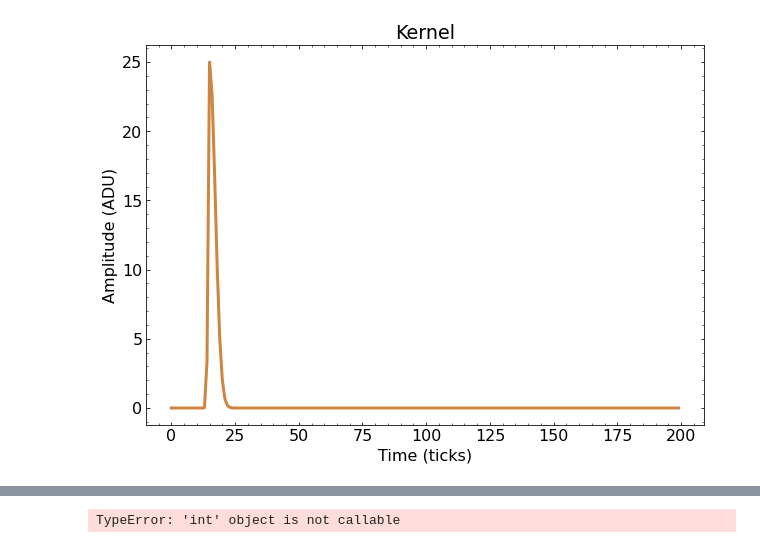
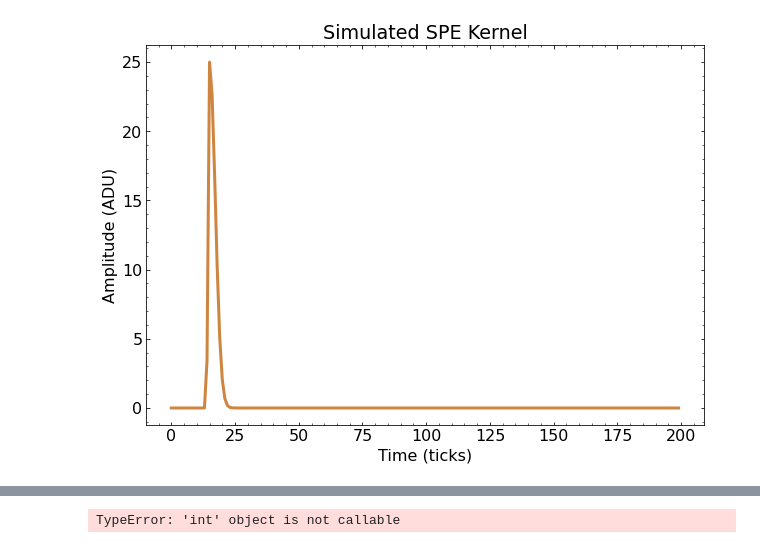
Before and after one commit to EdgarMao/latelight, a Jupyter notebook: ClosureTest.ipynb, the cells around one changed output, grey strips where cells are left out. Drawn from its saved outputs; the diff is of its cells as text; code cells hidden in the pictures.

```diff
--- a/ClosureTest.ipynb
+++ b/ClosureTest.ipynb
@@ -59,23 +59,23 @@ plt.show()
 # %%
 # Next step: Add noise to the system using a defined kernel + some additive noise
 # Issue to report to juno: kernel dies after returning to app
 
 # Build a kernel
 testkernel = np.zeros(reslengthtest)
 # Introduce some SPE peak (IMPORTANT: SPE peak at tick 15)
 testkernel[5:25] = [25*np.exp(-2*i**2) for i in range(-10,0)] + [25*np.exp(-i**2/10) for i in range(0,10)]
 
 # Plot the kernel
 fig, ax = plt.subplots(figsize =(10, 7))
 ax.plot(testkernel, color="peru")
-ax.set_title("Kernel")
+ax.set_title("Simulated SPE Kernel")
 ax.set_xlabel("Time (ticks)")
 ax.set_ylabel("Amplitude (ADU)")
 #ax.set_ylim(1900, 2100)
 #ax.set_xlim(12,200)
 plt.show()
 # %% [output]
-[figure, old version]
+[figure, new version]
 # %%
 # Generate response function convolved with the kernel
 # Function for simulating an aribtrary amount of photons
```
Also changed, not shown: parts of 7 cells of this notebook.
